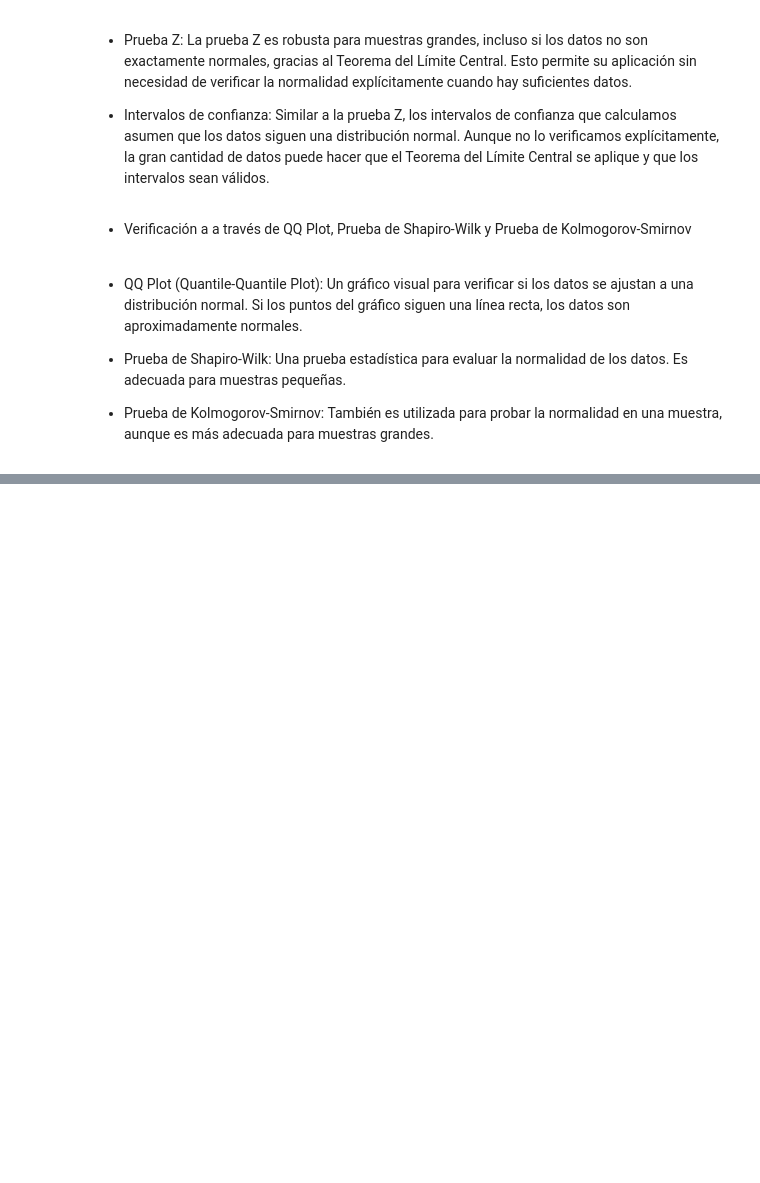
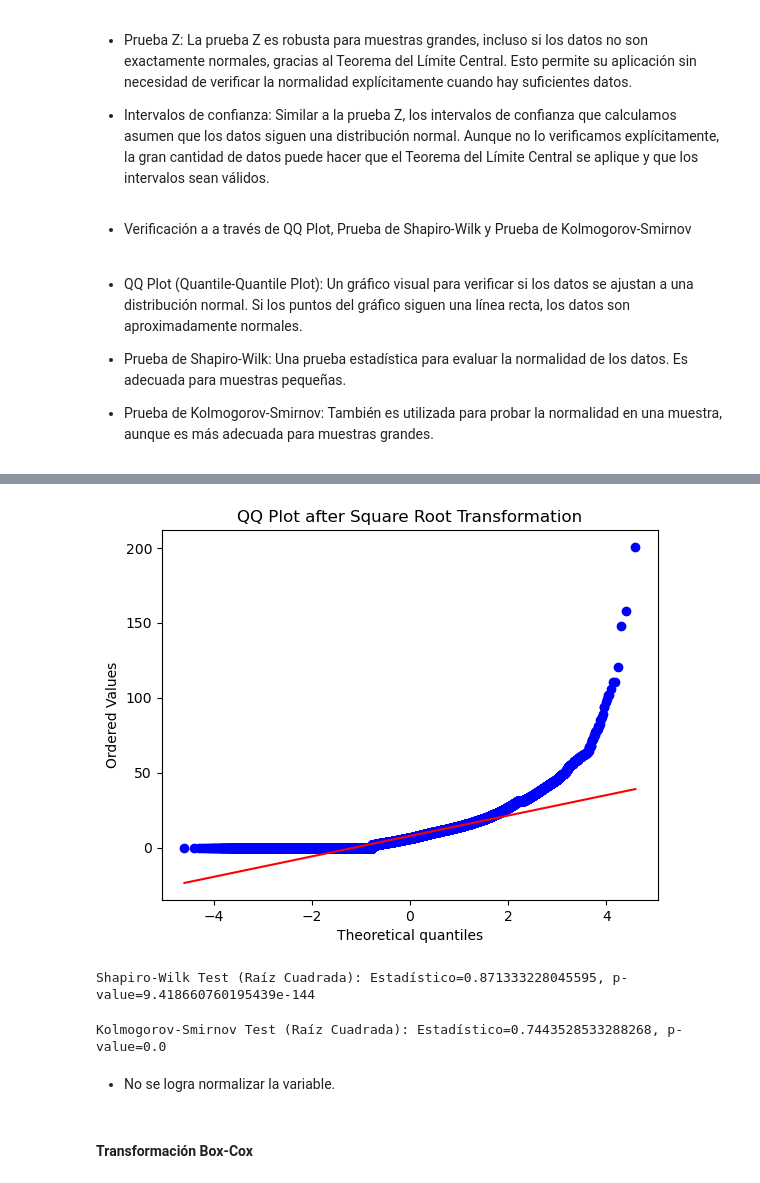
Before and after one commit to adrianlardies/vanguard-ab-test, a Jupyter notebook: main.ipynb, the cells around one changed output, grey strips where cells are left out. Cells and saved outputs as stored; diff of their text form; code cells hidden in the pictures; blank space fills up the shorter version.

```diff
--- a/main.ipynb
+++ b/main.ipynb
@@ -2332,0 +2508,6 @@ Shapiro-Wilk test: Estadístico=0.4068473885021423, p-valor=7.670820254562376e-1
+# %%
+# Asegurarse de que no haya valores negativos
+df_pt['sqrt_total_time_in_step'] = np.sqrt(df_pt['total_time_in_step'])
+
+# Ver los primeros valores transformados
+df_pt[['total_time_in_step', 'sqrt_total_time_in_step']].head()
@@ -2332,0 +2521,21 @@ Shapiro-Wilk test: Estadístico=0.4068473885021423, p-valor=7.670820254562376e-1
+# %%
+# QQ Plot para la raíz cuadrada
+stats.probplot(df_pt['sqrt_total_time_in_step'], dist="norm", plot=plt)
+plt.title('QQ Plot after Square Root Transformation')
+plt.show()
+# %% [output]
+[figure, added]
+# %%
+shapiro_stat, shapiro_p_value = stats.shapiro(df_pt['sqrt_total_time_in_step'])
+print(f"Shapiro-Wilk Test (Raíz Cuadrada): Estadístico={shapiro_stat}, p-value={shapiro_p_value}")
+# %% [output]
+Shapiro-Wilk Test (Raíz Cuadrada): Estadístico=0.871333228045595, p-value=9.418660760195439e-144
+# %%
+ks_stat, ks_p_value = stats.kstest(df_pt['sqrt_total_time_in_step'], 'norm')
+print(f"Kolmogorov-Smirnov Test (Raíz Cuadrada): Estadístico={ks_stat}, p-value={ks_p_value}")
+# %% [output]
+Kolmogorov-Smirnov Test (Raíz Cuadrada): Estadístico=0.7443528533288268, p-value=0.0
+# %% [markdown]
+- No se logra normalizar la variable.
+# %% [markdown]
+#### Transformación Box-Cox
```
Also changed, not shown: parts of 29 cells of this notebook.
